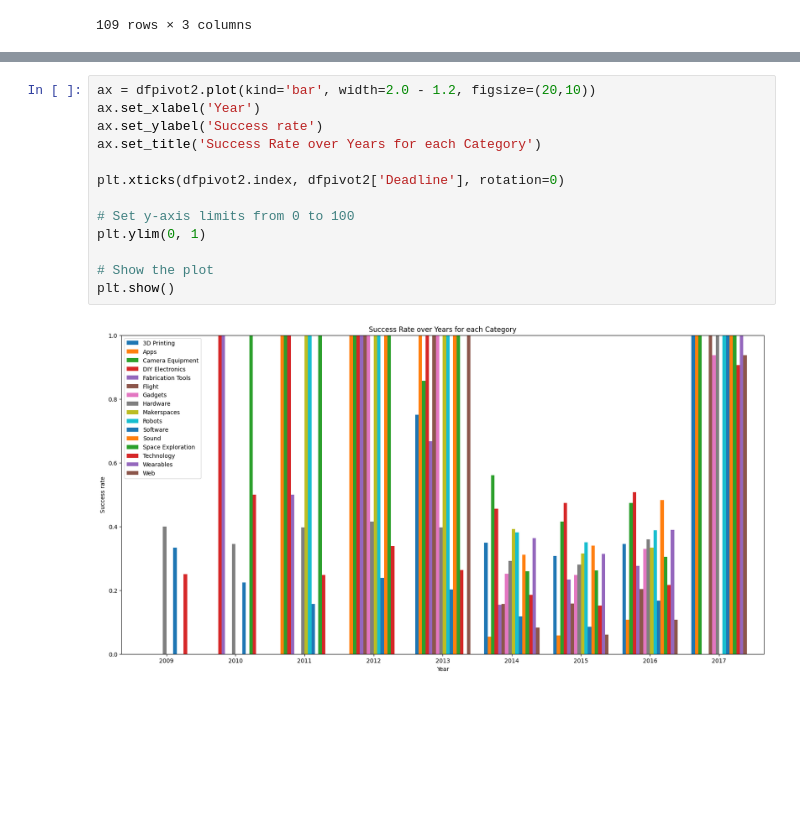
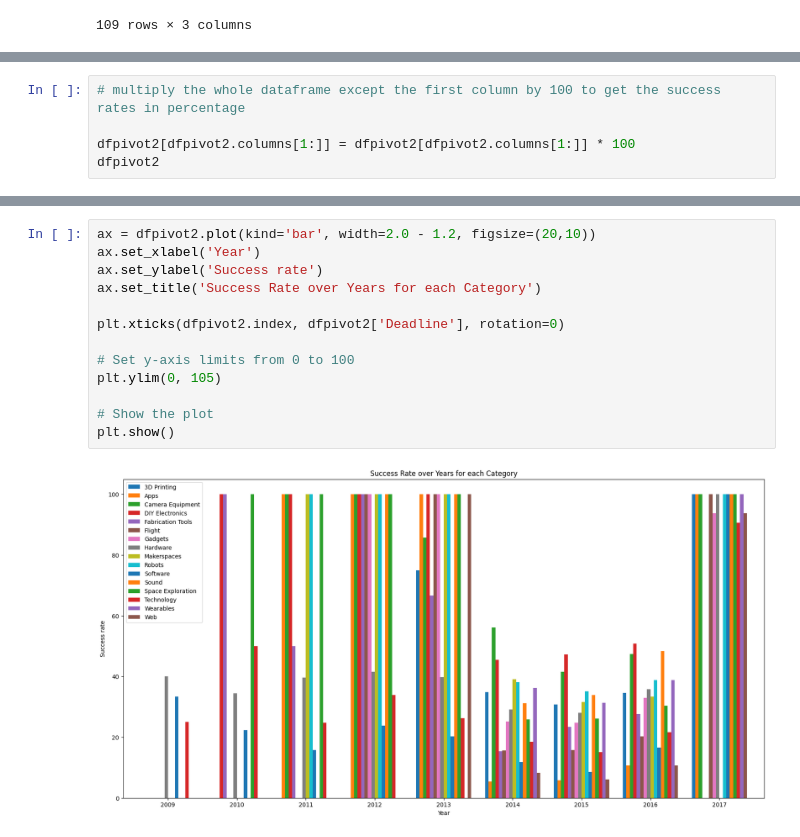
Before and after one commit to Nadil-K/Data-Visualization-and-Dashboarding-Lab, a Jupyter notebook: Lab-Nadil.ipynb, the cells around one changed output, grey strips where cells are left out. Drawn from its saved outputs; the diff is of its cells as text; blank space fills up the shorter version.

Commit message:
more graphs added

```diff
--- a/Lab-Nadil.ipynb
+++ b/Lab-Nadil.ipynb
@@ -194,3 +194,8 @@ dfpivot2
 | 6 | 2015 | 0.307190 | 0.058462 | 0.415584 | 0.473054 | 0.234043 | 0.157895 | ... |
 | 7 | 2016 | 0.345679 | 0.107212 | 0.473684 | 0.507937 | 0.276596 | 0.203390 | ... |
 | 8 | 2017 | 1.000000 | 1.000000 | 1.000000 | 0.000000 | 0.000000 | 1.000000 | ... |
+# %%
+# multiply the whole dataframe except the first column by 100 to get the success rates in percentage
+
+dfpivot2[dfpivot2.columns[1:]] = dfpivot2[dfpivot2.columns[1:]] * 100
+dfpivot2
@@ -197,15 +213,15 @@ dfpivot2
 # %%
 ax = dfpivot2.plot(kind='bar', width=2.0 - 1.2, figsize=(20,10))
 ax.set_xlabel('Year')
 ax.set_ylabel('Success rate')
 ax.set_title('Success Rate over Years for each Category')
 
 plt.xticks(dfpivot2.index, dfpivot2['Deadline'], rotation=0)
 
 # Set y-axis limits from 0 to 100
-plt.ylim(0, 1)
+plt.ylim(0, 105)
 
 # Show the plot
 plt.show()
 # %% [output]
-[figure, old version]
+[figure, new version]
```
Also changed, not shown: parts of 3 cells of this notebook.
